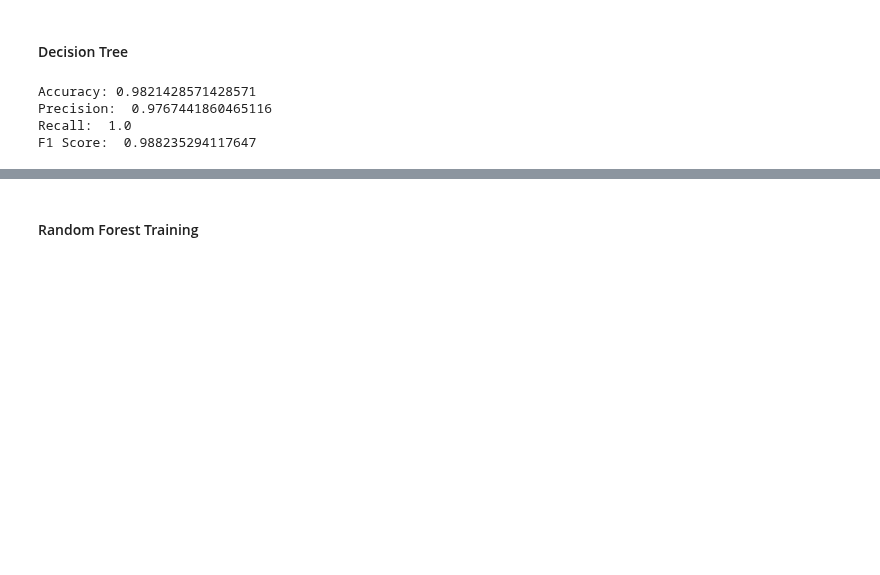
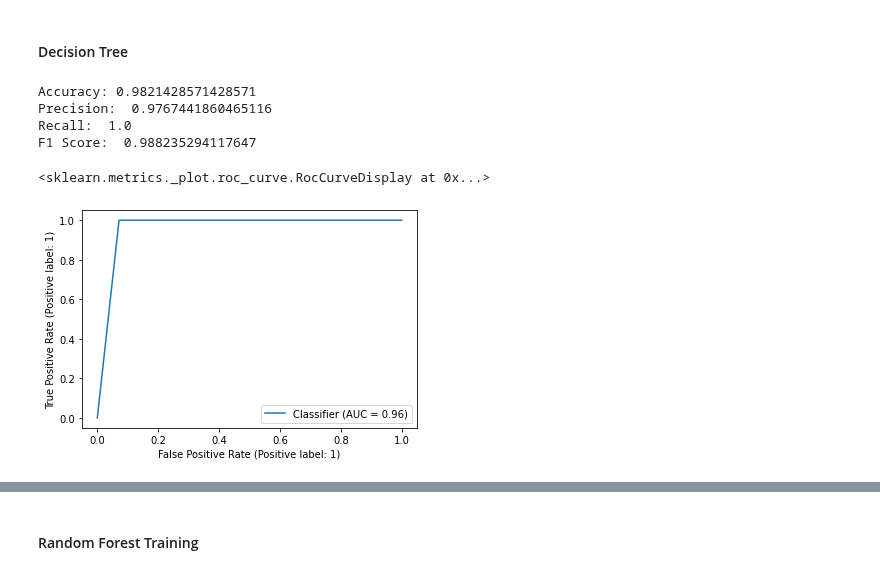
Before and after one commit to AlexHTW/ngs_quality_control, a Jupyter notebook: notebooks/06_ngs_quality_machine_learning-all-reads.ipynb, the cells around one changed output, grey strips where cells are left out. Saved outputs shown, nothing was run; the diff lists cells and outputs as text; code cells hidden in the pictures; blank space fills up the shorter version.

```diff
--- a/notebooks/06_ngs_quality_machine_learning-all-reads.ipynb
+++ b/notebooks/06_ngs_quality_machine_learning-all-reads.ipynb
@@ -149,6 +161,11 @@ Accuracy: 0.9821428571428571
 Precision:  0.9767441860465116
 Recall:  1.0
 F1 Score:  0.988235294117647
+# %%
+metrics.RocCurveDisplay.from_predictions(y_test, y_pred)
+# %% [output]
+<sklearn.metrics._plot.roc_curve.RocCurveDisplay at 0x...>
+[figure, added]
 # %%
 fig = plt.figure(figsize=(20, 10))
 tree.plot_tree(clf_dt,
```
Also changed, not shown: parts of 8 cells of this notebook, 18 other files.
